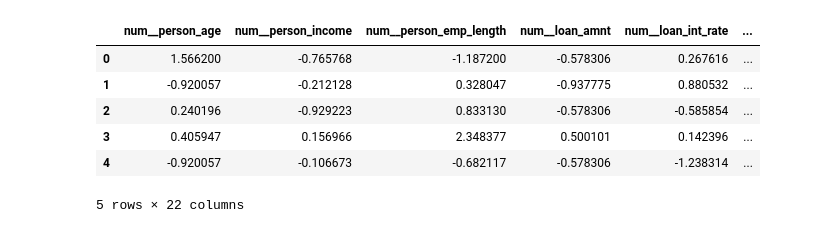
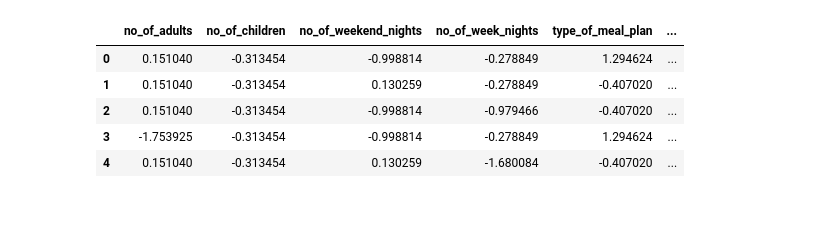
Before and after one commit to utkarshg1/Test1, a Jupyter notebook: Binary_Classification_with_Keras.ipynb, the cells around one changed output. Saved outputs shown, nothing was run; the diff lists cells and outputs as text; code cells hidden in the pictures.

```diff
--- a/Binary_Classification_with_Keras.ipynb
+++ b/Binary_Classification_with_Keras.ipynb
@@ -7,4 +11,4 @@
 # %%
-url1 = "https://raw.githubusercontent.com/utkarshg1/Neural-Net-Datasets/refs/heads/main/train_loan.csv"
+url1 = "https://raw.githubusercontent.com/utkarshg1/Neural-Net-Datasets/refs/heads/main/booking_train.csv"
 print(url1)
 # %% [output]
@@ -79,6 +84,6 @@ drop id column as it is just a serial number column
 # %%
-X = df.drop(columns=["id", "loan_status"])
-Y = df[["loan_status"]]
+X = df.drop(columns=["id", "booking_status"])
+Y = df["booking_status"]
 # %%
 X.head()
 # %% [output]
@@ -173,11 +152,10 @@ pre = ColumnTransformer(
 # %%
-X_pre = pre.fit_transform(X)
+X_pre = num_pipe.fit_transform(X)
 X_pre.head()
 # %% [output]
-|  | num__person_age | num__person_income | num__person_emp_length | num__loan_amnt | num__loan_int_rate | ... |
-| 0 | 1.566200 | -0.765768 | -1.187200 | -0.578306 | 0.267616 | ... |
-| 1 | -0.920057 | -0.212128 | 0.328047 | -0.937775 | 0.880532 | ... |
-| 2 | 0.240196 | -0.929223 | 0.833130 | -0.578306 | -0.585854 | ... |
-| 3 | 0.405947 | 0.156966 | 2.348377 | 0.500101 | 0.142396 | ... |
-| 4 | -0.920057 | -0.106673 | -0.682117 | -0.578306 | -1.238314 | ... |
+|  | no_of_adults | no_of_children | no_of_weekend_nights | no_of_week_nights | type_of_meal_plan | ... |
+| 0 | 0.151040 | -0.313454 | -0.998814 | -0.278849 | 1.294624 | ... |
+| 1 | 0.151040 | -0.313454 | 0.130259 | -0.278849 | -0.407020 | ... |
+| 2 | 0.151040 | -0.313454 | -0.998814 | -0.979466 | -0.407020 | ... |
+| 3 | -1.753925 | -0.313454 | -0.998814 | -0.278849 | 1.294624 | ... |
+| 4 | 0.151040 | -0.313454 | 0.130259 | -1.680084 | -0.407020 | ... |
-5 rows × 22 columns
```
Also changed, not shown: parts of 130 cells of this notebook.
